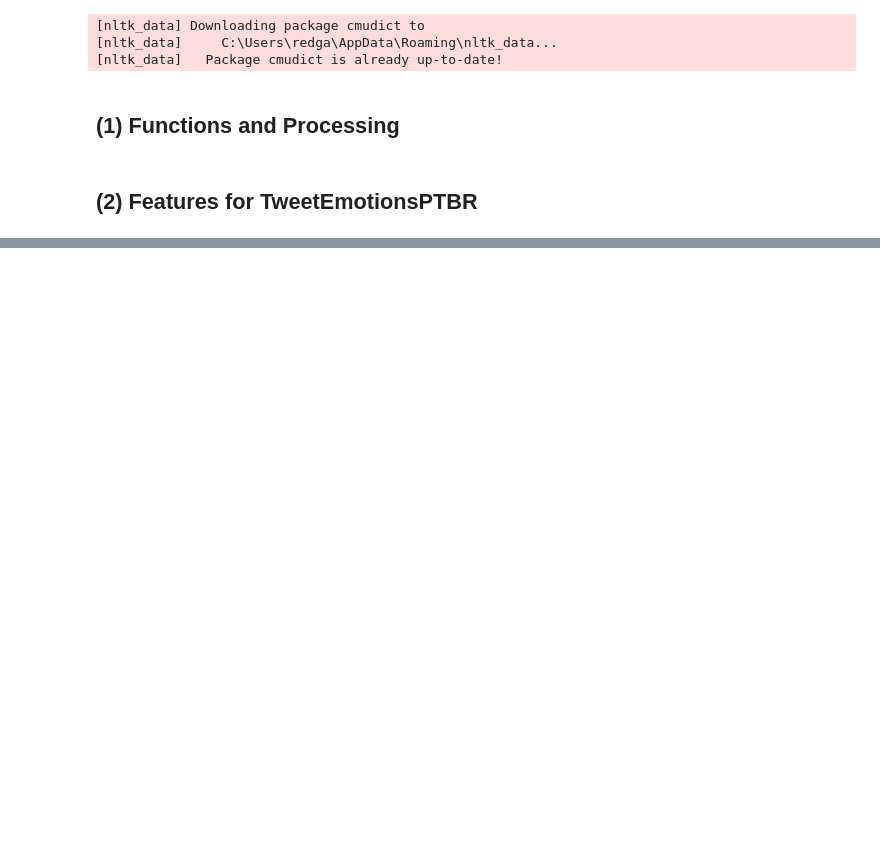
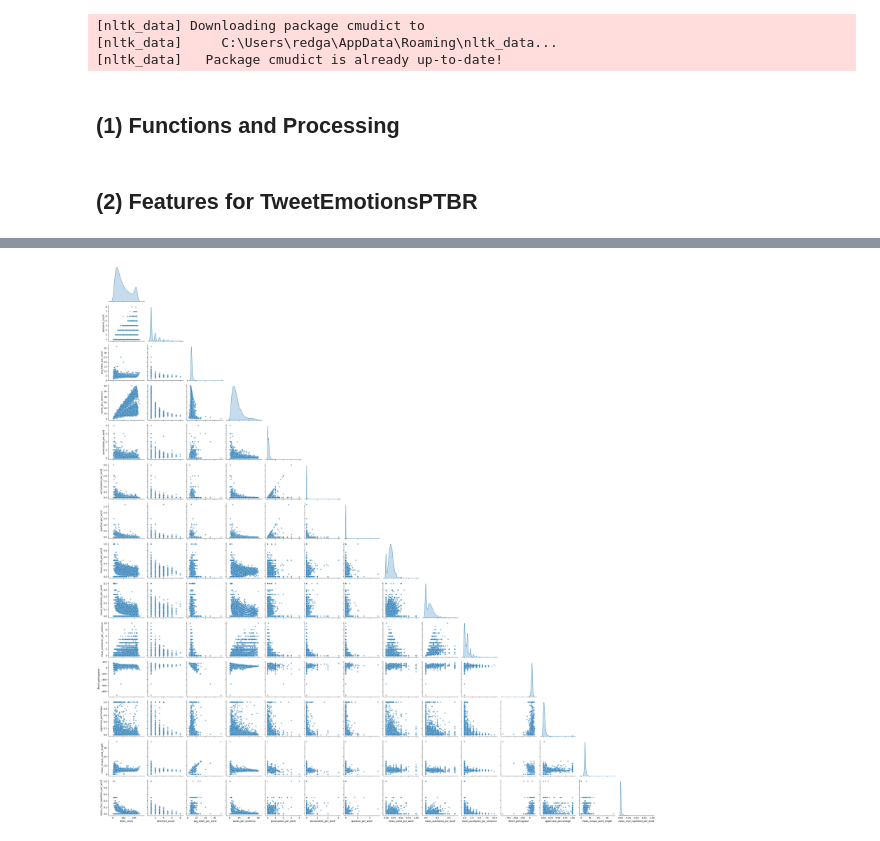
Before and after one commit to LuanBarbs/tcc-emotion-detection-nlp, a Jupyter notebook: src/feature_engineering.ipynb, the cells around one changed output, grey strips where cells are left out. Saved outputs shown, nothing was run; the diff lists cells and outputs as text; code cells hidden in the pictures; blank space fills up the shorter version.

```diff
--- a/src/feature_engineering.ipynb
+++ b/src/feature_engineering.ipynb
@@ -383,0 +335,12 @@ plt.show()
+# %%
+sns.pairplot(
+    num_cols,
+    corner=True,
+    diag_kind="kde",
+    plot_kws={"alpha": 0.5},
+    diag_kws={"fill": True}
+)
+plt.tight_layout()
+plt.show()
+# %% [output]
+[figure, added]
```
Also changed, not shown: parts of 16 cells of this notebook, 2 other files.
